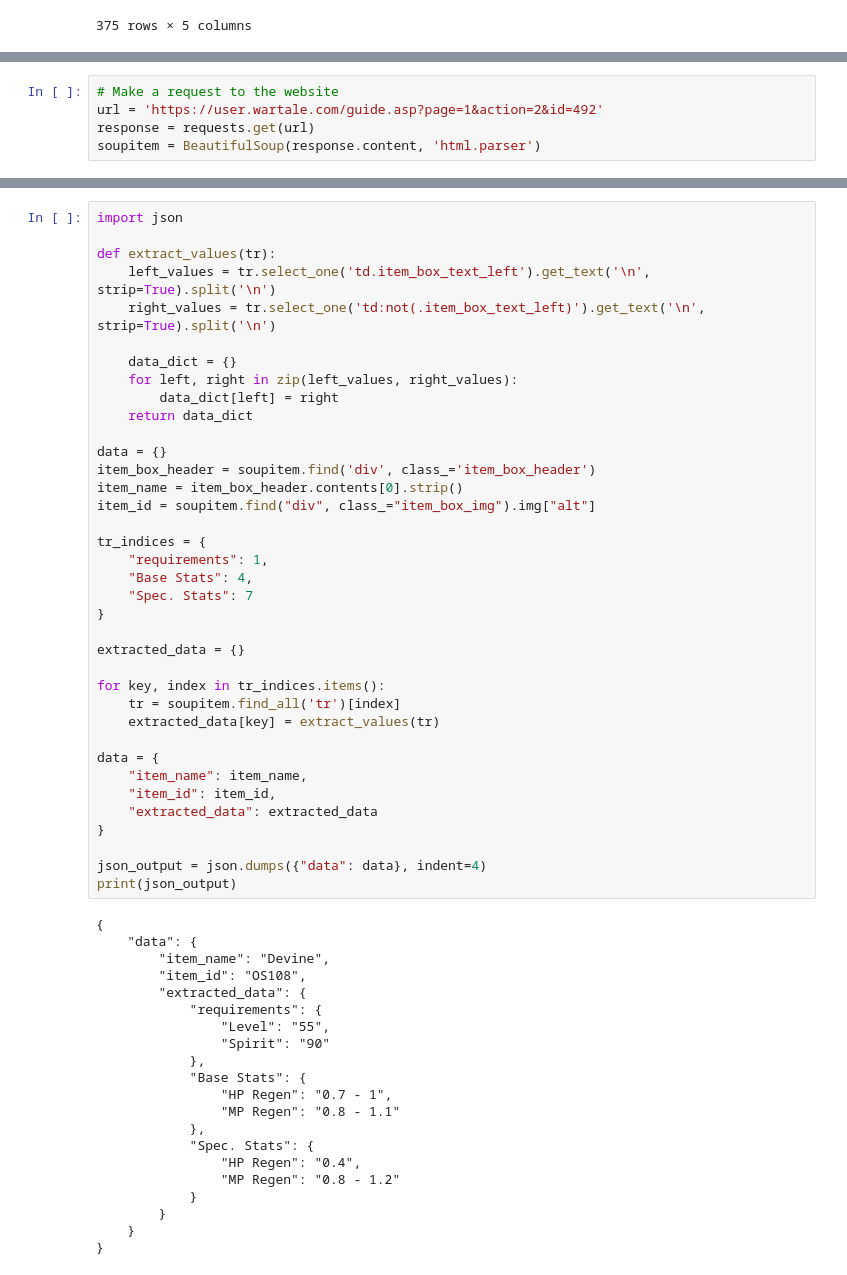
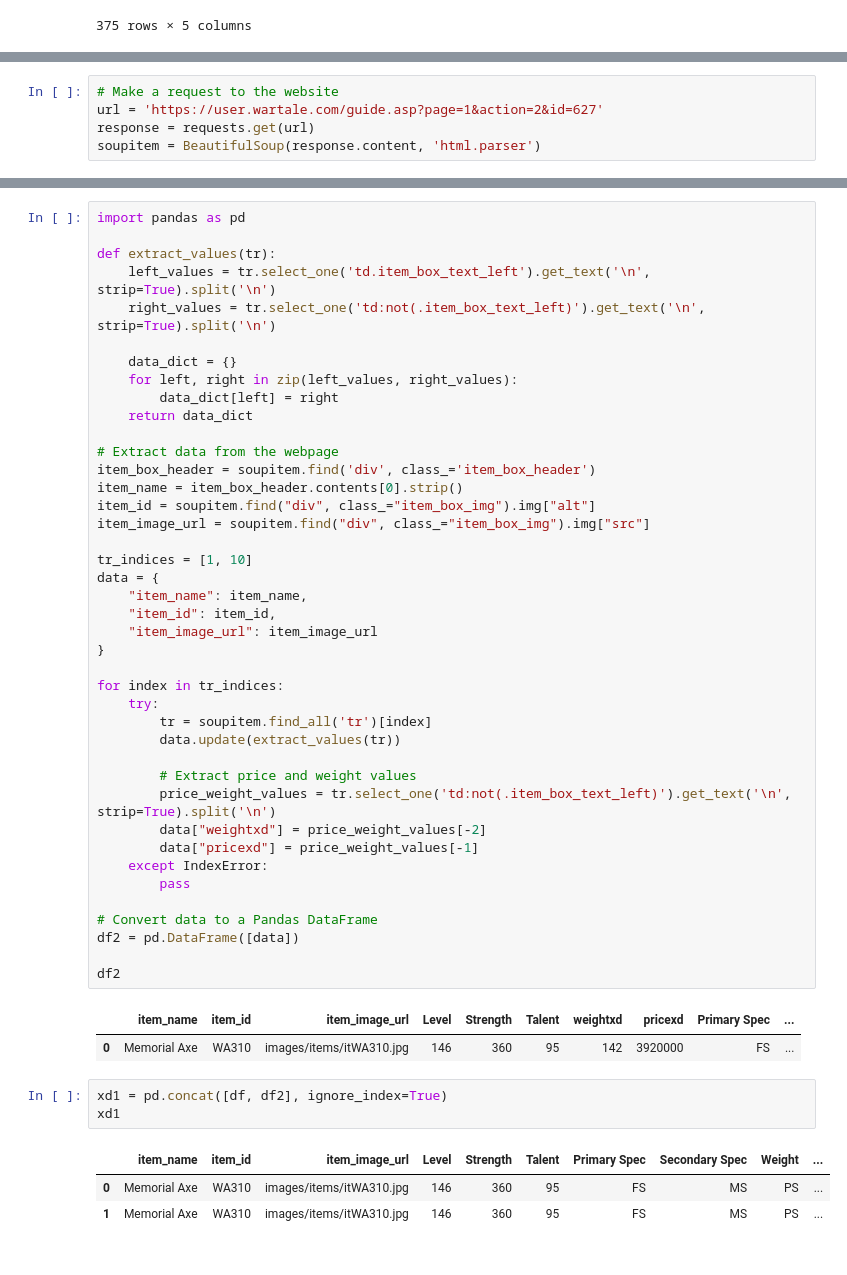
Before and after one commit to Arancium98/Items, a Jupyter notebook: Scrapper.ipynb, the cells around one changed output, grey strips where cells are left out. Drawn from its saved outputs; the diff is of its cells as text.

```diff
--- a/Scrapper.ipynb
+++ b/Scrapper.ipynb
@@ -175,5 +161,5 @@ xd2.drop(columns=['onClick', 'title', 'item_name'], inplace=True)
 # %%
 # Make a request to the website
-url = 'https://user.wartale.com/guide.asp?page=1&action=2&id=492'
+url = 'https://user.wartale.com/guide.asp?page=1&action=2&id=627'
 response = requests.get(url)
 soupitem = BeautifulSoup(response.content, 'html.parser')
@@ -215,5 +273,5 @@ data
 # %%
-import json
+import pandas as pd
 
 def extract_values(tr):
     left_values = tr.select_one('td.item_box_text_left').get_text('\n', strip=True).split('\n')
@@ -224,50 +282,43 @@ def extract_values(tr):
         data_dict[left] = right
     return data_dict
 
-data = {}
+# Extract data from the webpage
 item_box_header = soupitem.find('div', class_='item_box_header')
 item_name = item_box_header.contents[0].strip()
 item_id = soupitem.find("div", class_="item_box_img").img["alt"]
+item_image_url = soupitem.find("div", class_="item_box_img").img["src"]
 
-tr_indices = {
-    "requirements": 1,
-    "Base Stats": 4,
-    "Spec. Stats": 7
-}
-
-extracted_data = {}
-
-for key, index in tr_indices.items():
-    tr = soupitem.find_all('tr')[index]
-    extracted_data[key] = extract_values(tr)
-
+tr_indices = [1, 10]
 data = {
     "item_name": item_name,
     "item_id": item_id,
-    "extracted_data": extracted_data
+    "item_image_url": item_image_url
 }
 
-json_output = json.dumps({"data": data}, indent=4)
-print(json_output)
+for index in tr_indices:
+    try:
+        tr = soupitem.find_all('tr')[index]
+        data.update(extract_values(tr))
+
+        # Extract price and weight values
+        price_weight_values = tr.select_one('td:not(.item_box_text_left)').get_text('\n', strip=True).split('\n')
+        data["weightxd"] = price_weight_values[-2]
+        data["pricexd"] = price_weight_values[-1]
+    except IndexError:
+        pass
+
+# Convert data to a Pandas DataFrame
+df2 = pd.DataFrame([data])
+
+df2
 # %% [output]
-{
-    "data": {
-        "item_name": "Devine",
-        "item_id": "OS108",
-        "extracted_data": {
-            "requirements": {
-                "Level": "55",
-                "Spirit": "90"
-            },
-            "Base Stats": {
-                "HP Regen": "0.7 - 1",
-                "MP Regen": "0.8 - 1.1"
-            },
-            "Spec. Stats": {
-                "HP Regen": "0.4",
-                "MP Regen": "0.8 - 1.2"
-            }
-        }
-    }
-}
+|  | item_name | item_id | item_image_url | Level | Strength | Talent | weightxd | pricexd | Primary Spec | ... |
+| 0 | Memorial Axe | WA310 | images/items/itWA310.jpg | 146 | 360 | 95 | 142 | 3920000 | FS | ... |
+# %%
+xd1 = pd.concat([df, df2], ignore_index=True)
+xd1
+# %% [output]
+|  | item_name | item_id | item_image_url | Level | Strength | Talent | Primary Spec | Secondary Spec | Weight | ... |
+| 0 | Memorial Axe | WA310 | images/items/itWA310.jpg | 146 | 360 | 95 | FS | MS | PS | ... |
+| 1 | Memorial Axe | WA310 | images/items/itWA310.jpg | 146 | 360 | 95 | FS | MS | PS | ... |
 # %%
```
Also changed, not shown: parts of 11 cells of this notebook.
